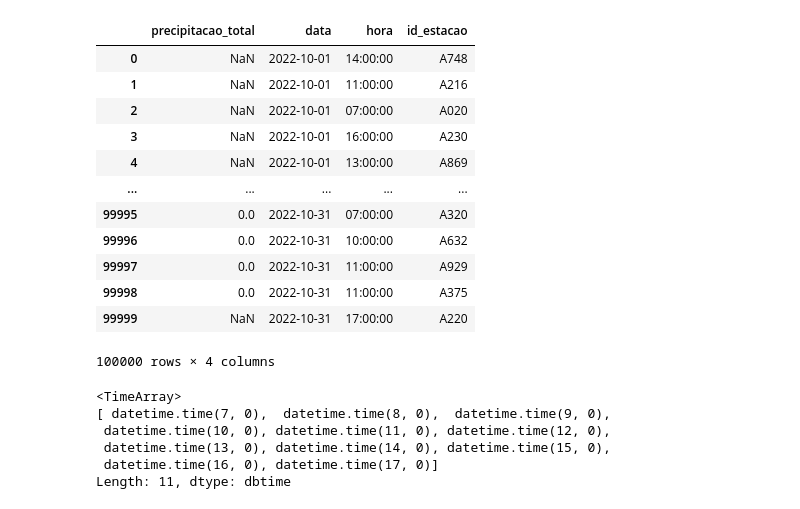
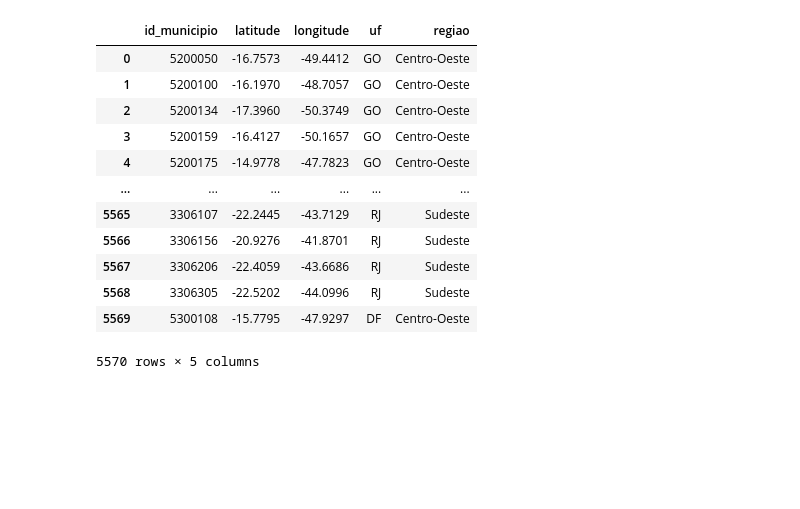
Before and after one commit to gustavo-tm/passe-livre, a Jupyter notebook: rascunho.ipynb, the cells around one changed output. Saved outputs shown, nothing was run; the diff lists cells and outputs as text; code cells hidden in the pictures; blank space fills up the shorter version.

```diff
--- a/rascunho.ipynb
+++ b/rascunho.ipynb
@@ -37,28 +45,19 @@ LIMIT 100000
 """
 
 df = bd.read_sql(query, billing_project_id="python-371123")
-# %%
-df
-# %% [output]
-|  | precipitacao_total | data | hora | id_estacao |
-| 0 | NaN | 2022-10-01 | 14:00:00 | A748 |
-| 1 | NaN | 2022-10-01 | 11:00:00 | A216 |
-| 2 | NaN | 2022-10-01 | 07:00:00 | A020 |
-| 3 | NaN | 2022-10-01 | 16:00:00 | A230 |
-| 4 | NaN | 2022-10-01 | 13:00:00 | A869 |
-| ... | ... | ... | ... | ... |
-| 99995 | 0.0 | 2022-10-31 | 07:00:00 | A320 |
-| 99996 | 0.0 | 2022-10-31 | 10:00:00 | A632 |
-| 99997 | 0.0 | 2022-10-31 | 11:00:00 | A929 |
-| 99998 | 0.0 | 2022-10-31 | 11:00:00 | A375 |
-| 99999 | NaN | 2022-10-31 | 17:00:00 | A220 |
-100000 rows × 4 columns
-# %%
-df.hora.sort_values().unique()
-# %% [output]
-<TimeArray>
-[ datetime.time(7, 0),  datetime.time(8, 0),  datetime.time(9, 0),
- datetime.time(10, 0), datetime.time(11, 0), datetime.time(12, 0),
- datetime.time(13, 0), datetime.time(14, 0), datetime.time(15, 0),
- datetime.time(16, 0), datetime.time(17, 0)]
-Length: 11, dtype: dbtime
+# %%
+pd.read_csv("script/municipios.csv", index_col=0)
+# %% [output]
+|  | id_municipio | latitude | longitude | uf | regiao |
+| 0 | 5200050 | -16.7573 | -49.4412 | GO | Centro-Oeste |
+| 1 | 5200100 | -16.1970 | -48.7057 | GO | Centro-Oeste |
+| 2 | 5200134 | -17.3960 | -50.3749 | GO | Centro-Oeste |
+| 3 | 5200159 | -16.4127 | -50.1657 | GO | Centro-Oeste |
+| 4 | 5200175 | -14.9778 | -47.7823 | GO | Centro-Oeste |
+| ... | ... | ... | ... | ... | ... |
+| 5565 | 3306107 | -22.2445 | -43.7129 | RJ | Sudeste |
+| 5566 | 3306156 | -20.9276 | -41.8701 | RJ | Sudeste |
+| 5567 | 3306206 | -22.4059 | -43.6686 | RJ | Sudeste |
+| 5568 | 3306305 | -22.5202 | -44.0996 | RJ | Sudeste |
+| 5569 | 5300108 | -15.7795 | -47.9297 | DF | Centro-Oeste |
+5570 rows × 5 columns
```
Also changed, not shown: parts of 8 cells of this notebook, 3 other files.
